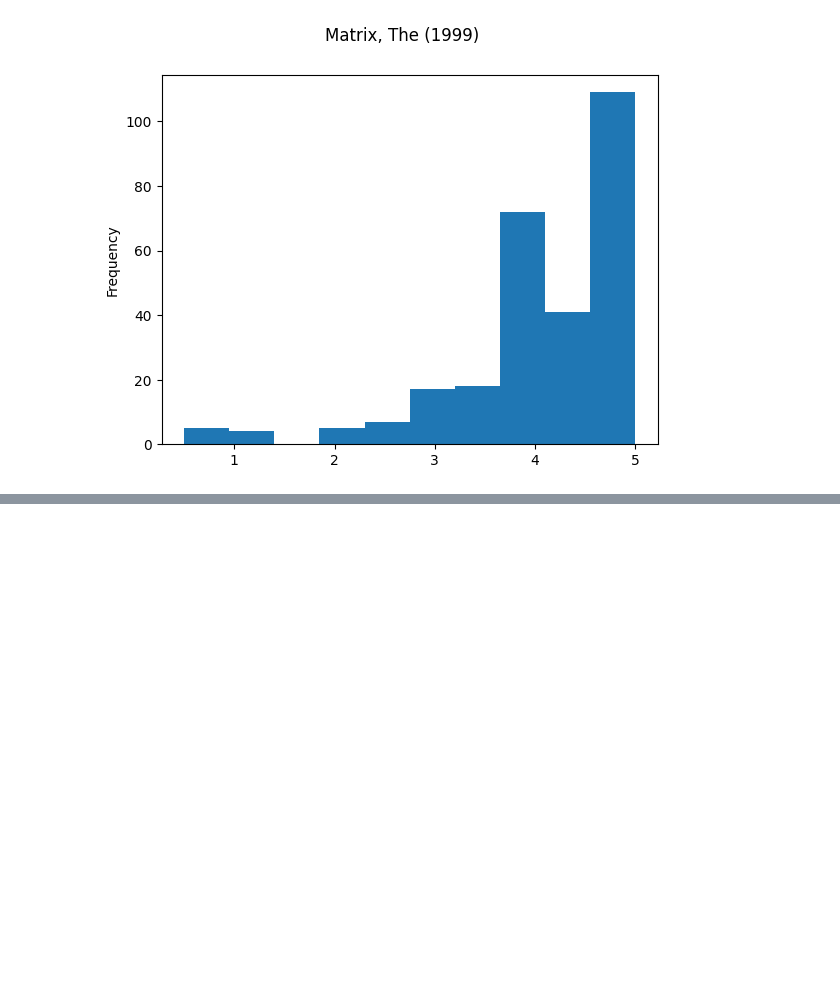
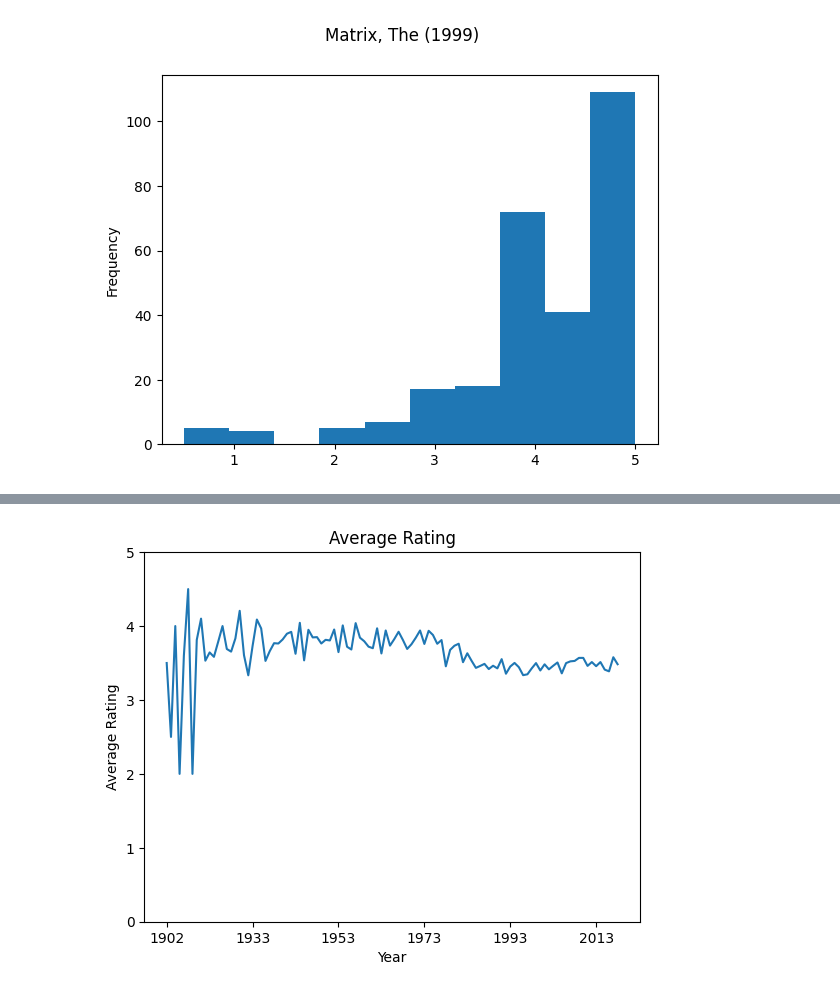
Before and after one commit to rishiso/fa22-recommendation, a Jupyter notebook: data_exploration.ipynb, the cells around one changed output, grey strips where cells are left out. Cells and saved outputs as stored; diff of their text form; code cells hidden in the pictures; blank space fills up the shorter version.

```diff
--- a/data_exploration.ipynb
+++ b/data_exploration.ipynb
@@ -209,0 +230,6 @@ plot_movie_rating_dist(2571)
+# %%
+rating_year = (ratings.merge(movies_data, left_on="movieId", right_on="movieId")
+                        .drop(columns = ["movieId", "userId", "timestamp", "title", "genres", "ratingCount", "averageRating"]));
+rating_year.groupby("year")['rating'].mean().plot(x="year", y="rating", title="Average Rating", xlabel="Year", ylabel="Average Rating", ylim=(0,5));
+# %% [output]
+[figure, added]
```
Also changed, not shown: parts of 11 cells of this notebook.
